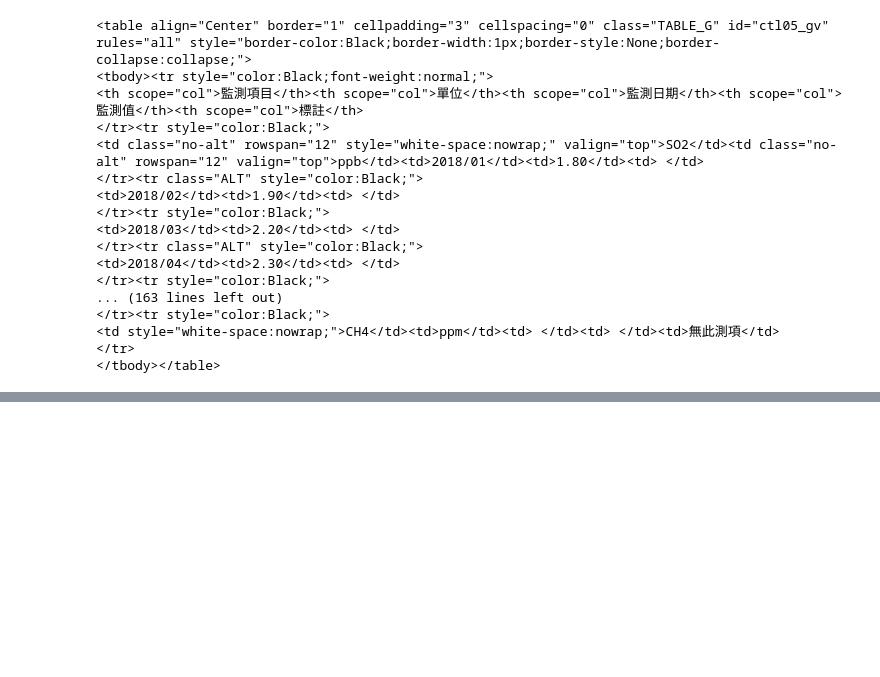
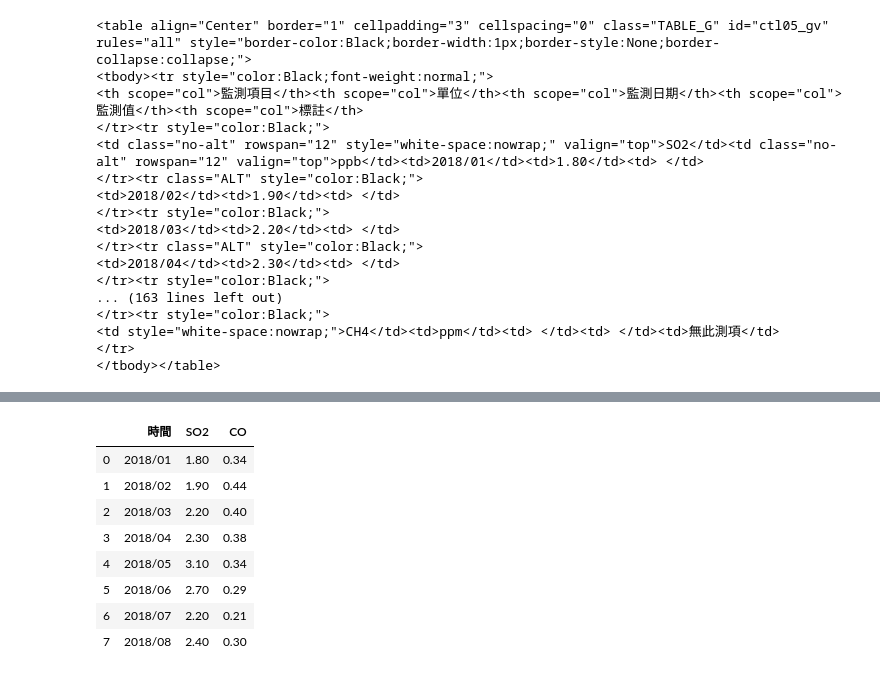
Before and after one commit to takumix821/2nd-PyCrawlerMarathon, a Jupyter notebook: Homework/Day022_HW.ipynb, the cells around one changed output, grey strips where cells are left out. Drawn from its saved outputs; the diff is of its cells as text; code cells hidden in the pictures; blank space fills up the shorter version.

```diff
--- a/Homework/Day022_HW.ipynb
+++ b/Homework/Day022_HW.ipynb
@@ -62,0 +42,22 @@ print(d)
+# %%
+d = {}
+for tr in table.find_all('tr')[1:]:
+
+    for i, td in enumerate(tr.find_all('td')):
+        if len(tr.find_all('td')) == 5:
+            if i == 0:
+                obs = td.text
+                d.setdefault(obs, {})
+            if i == 2:
+                date = td.text
+            if i == 3:
+                value = td.text
+                d[obs][date] = value
+
+        if len(tr.find_all('td')) == 3:
+            if i == 0:
+                date = td.text
+            if i == 1:
+                value = td.text
+                d[obs][date] = value
+print(d)
@@ -62,0 +87,17 @@ print(d)
+# %%
+import pandas as pd
+
+d_SO2 = [{'時間': key, 'SO2': value} for key, value in d['SO2'].items() if key < '2018/09' ]
+d_CO = [{'時間': key, 'CO': value} for key, value in d['CO'].items() if key < '2018/09' ]
+
+pd.merge(pd.DataFrame(d_SO2), pd.DataFrame(d_CO))
+# %% [output]
+|  | 時間 | SO2 | CO |
+| 0 | 2018/01 | 1.80 | 0.34 |
+| 1 | 2018/02 | 1.90 | 0.44 |
+| 2 | 2018/03 | 2.20 | 0.40 |
+| 3 | 2018/04 | 2.30 | 0.38 |
+| 4 | 2018/05 | 3.10 | 0.34 |
+| 5 | 2018/06 | 2.70 | 0.29 |
+| 6 | 2018/07 | 2.20 | 0.21 |
+| 7 | 2018/08 | 2.40 | 0.30 |
```
Also changed, not shown: parts of 8 cells of this notebook.
